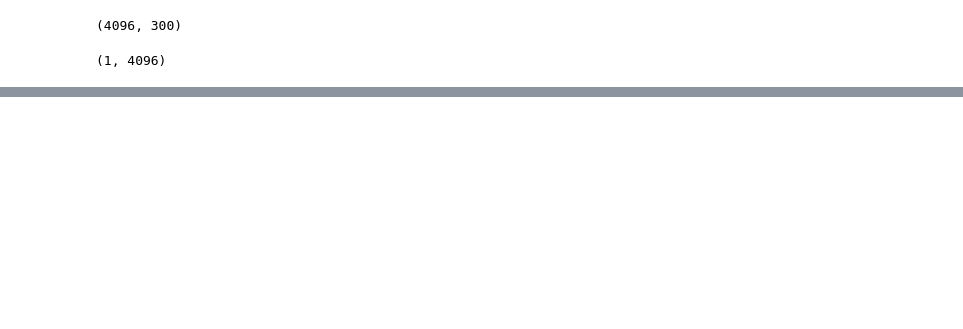
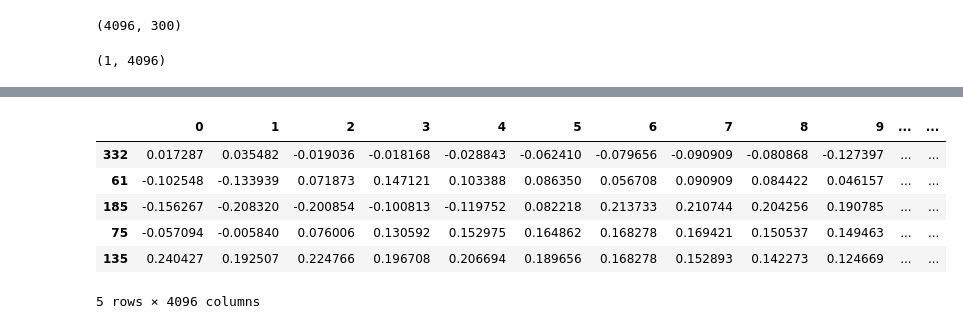
Before and after one commit to championballer/ComputerVision, a Jupyter notebook: Face Recognition .ipynb, the cells around one changed output, grey strips where cells are left out. Cells and saved outputs as stored; diff of their text form; code cells hidden in the pictures; blank space fills up the shorter version.

```diff
--- a/Face Recognition .ipynb
+++ b/Face Recognition .ipynb
@@ -87,2 +71,0 @@ for index,row in x_train.iterrows():
-# %%
-x_train = np.array(subtracted_images)
@@ -107,6 +86,16 @@ def show_eigenfaces(pca):
         ax.imshow(pca.components_[i].reshape(64, 64), cmap='gray')
         ax.set_title("PC " + str(i+1))
     plt.show()
+# %%
+x_train.head()
+# %% [output]
+|  | 0 | 1 | 2 | 3 | 4 | 5 | 6 | 7 | 8 | 9 | ... | ... |
+| 332 | 0.017287 | 0.035482 | -0.019036 | -0.018168 | -0.028843 | -0.062410 | -0.079656 | -0.090909 | -0.080868 | -0.127397 | ... | ... |
+| 61 | -0.102548 | -0.133939 | 0.071873 | 0.147121 | 0.103388 | 0.086350 | 0.056708 | 0.090909 | 0.084422 | 0.046157 | ... | ... |
+| 185 | -0.156267 | -0.208320 | -0.200854 | -0.100813 | -0.119752 | 0.082218 | 0.213733 | 0.210744 | 0.204256 | 0.190785 | ... | ... |
+| 75 | -0.057094 | -0.005840 | 0.076006 | 0.130592 | 0.152975 | 0.164862 | 0.168278 | 0.169421 | 0.150537 | 0.149463 | ... | ... |
+| 135 | 0.240427 | 0.192507 | 0.224766 | 0.196708 | 0.206694 | 0.189656 | 0.168278 | 0.152893 | 0.142273 | 0.124669 | ... | ... |
+5 rows × 4096 columns
 # %%
 Xtrain_pca = pca.transform(x_train)
 plt.plot(np.cumsum(pca.explained_variance_ratio_))
```
Also changed, not shown: parts of 12 cells of this notebook.
